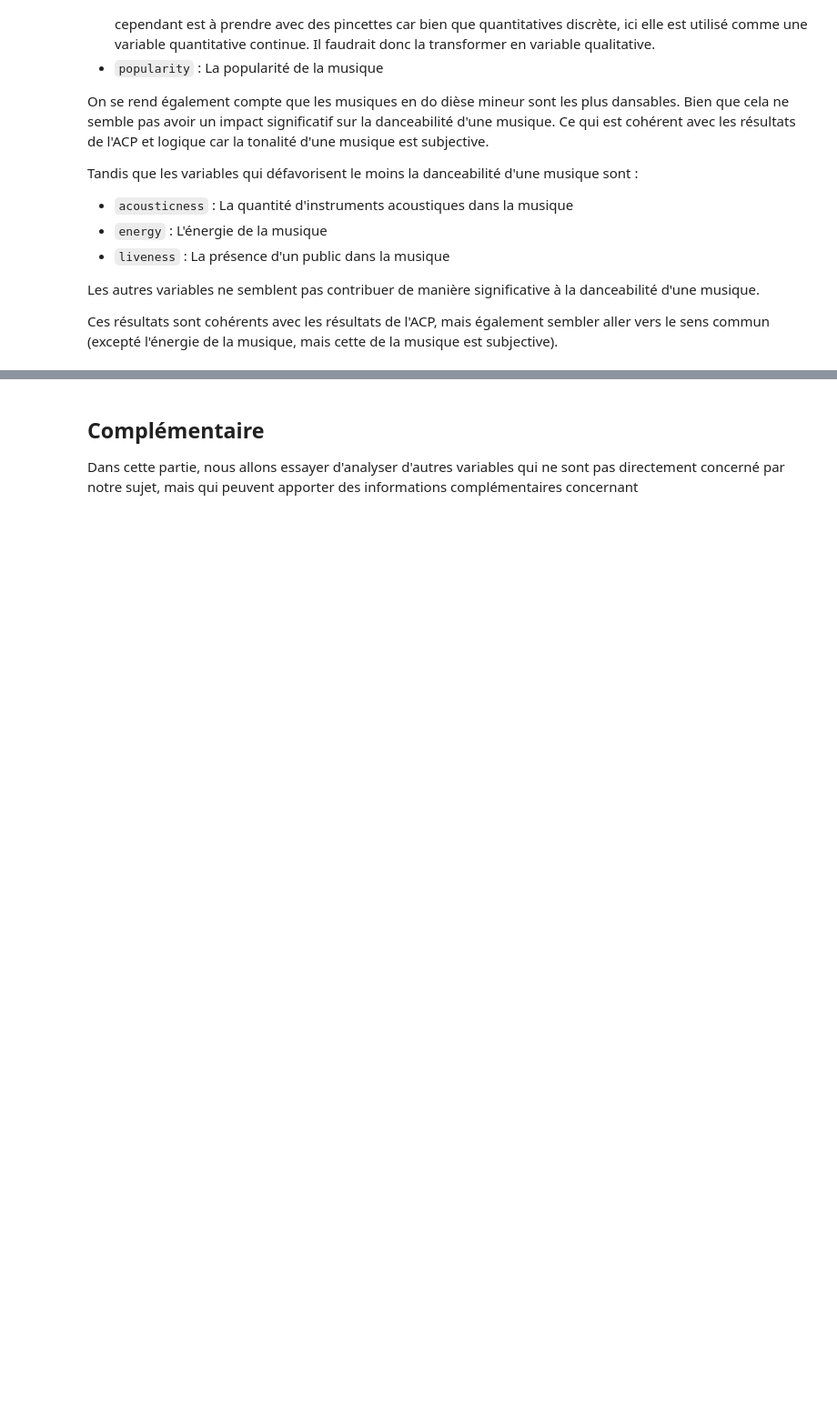
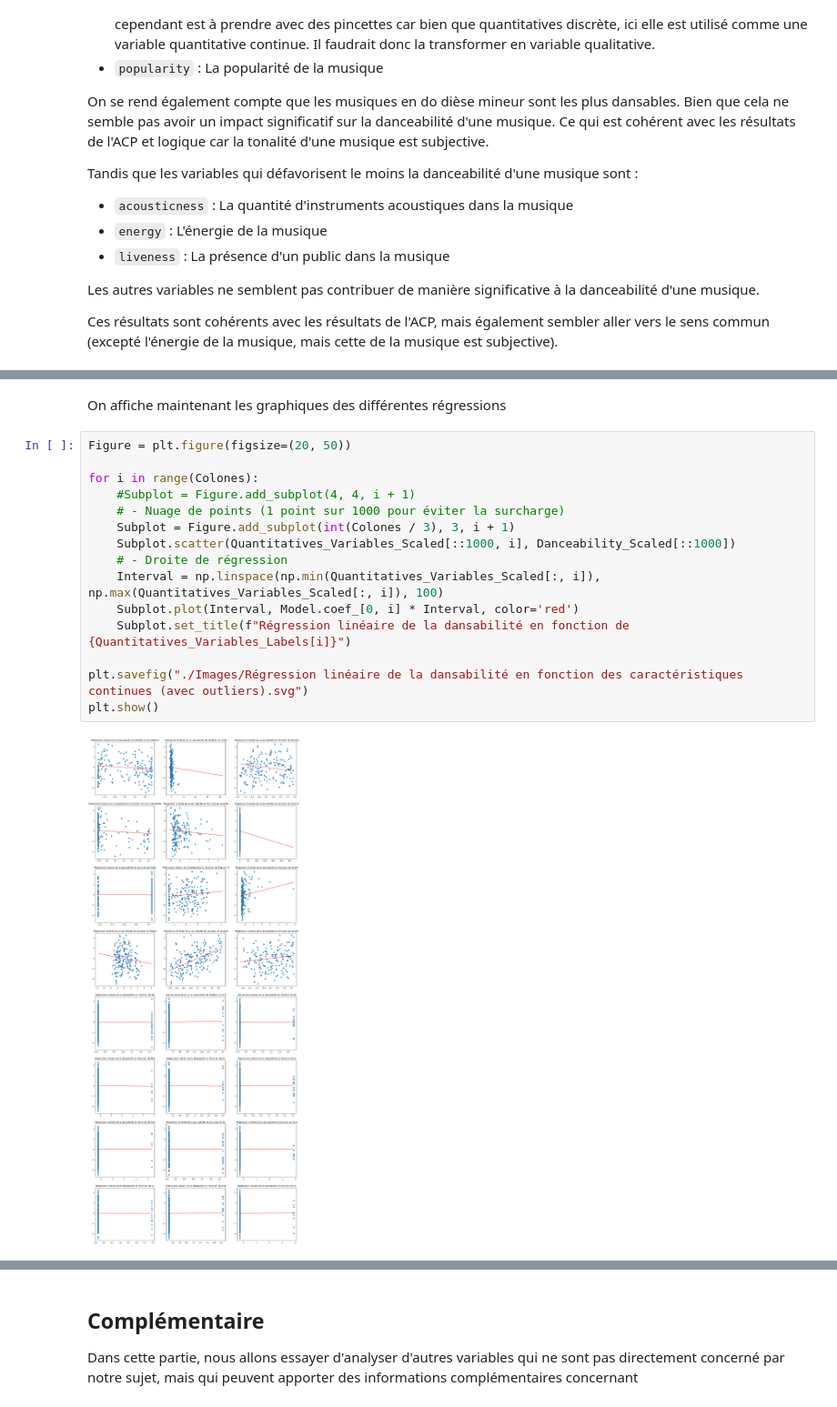
Before and after one commit to AlixANNERAUD/Music_danceability_prediction, a Jupyter notebook: Projet.ipynb, the cells around one changed output, grey strips where cells are left out. Shown: that part at 91% size. Cells and saved outputs as stored; diff of their text form; blank space fills up the shorter version.

```diff
--- a/Projet.ipynb
+++ b/Projet.ipynb
@@ -333 +397,20 @@ Le coefficient de correlation R² est de 0.4718249680921769
+# %% [markdown]
+On affiche maintenant les graphiques des différentes régressions
+# %%
+Figure = plt.figure(figsize=(20, 50))
+
+for i in range(Colones):
+    #Subplot = Figure.add_subplot(4, 4, i + 1)
+    # - Nuage de points (1 point sur 1000 pour éviter la surcharge)
+    Subplot = Figure.add_subplot(int(Colones / 3), 3, i + 1)
+    Subplot.scatter(Quantitatives_Variables_Scaled[::1000, i], Danceability_Scaled[::1000])
+    # - Droite de régression
+    Interval = np.linspace(np.min(Quantitatives_Variables_Scaled[:, i]), np.max(Quantitatives_Variables_Scaled[:, i]), 100)
+    Subplot.plot(Interval, Model.coef_[0, i] * Interval, color='red')
+    Subplot.set_title(f"Régression linéaire de la dansabilité en fonction de {Quantitatives_Variables_Labels[i]}")
+
+plt.savefig("./Images/Régression linéaire de la dansabilité en fonction des caractéristiques continues (avec outliers).svg")
+plt.show()
+# %% [output]
+[figure, added]
 # %% [markdown]
```
Also changed, not shown: parts of 10 cells of this notebook, 8 other files.
